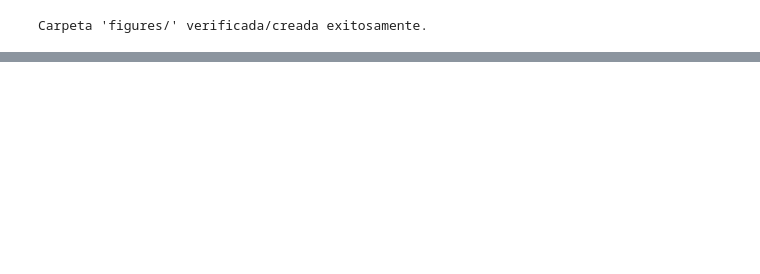
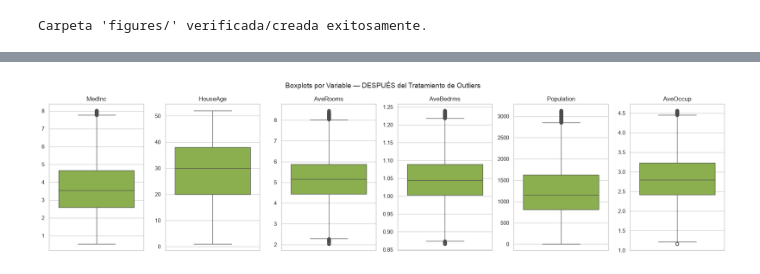
Before and after one commit to pag0dy/ML1_ExamenAplicado_Godoy_Paulina, a Jupyter notebook: codigo_examen_pg.ipynb, the cells around one changed output, grey strips where cells are left out. Cells and saved outputs as stored; diff of their text form; code cells hidden in the pictures; blank space fills up the shorter version.

```diff
--- a/codigo_examen_pg.ipynb
+++ b/codigo_examen_pg.ipynb
@@ -79,0 +154,24 @@ df.head()
+# %%
+# Diagnóstico de outliers por variable (sobre el dataset ORIGINAL, sin cascada)
+print(f"Filas antes de remover outliers: {len(df)}\n")
+
+limites_iqr = {}
+mask = pd.Series(True, index=df.index)
+
+for col in key_variables:
+    Q1 = df[col].quantile(0.25)
+    Q3 = df[col].quantile(0.75)
+    IQR = Q3 - Q1
+    lower_limit = Q1 - 1.5 * IQR
+    upper_limit = Q3 + 1.5 * IQR
+    limites_iqr[col] = (lower_limit, upper_limit)
+
+    n_out = ((df[col] < lower_limit) | (df[col] > upper_limit)).sum()
+    print(f"{col:12s}: {n_out:5d} outliers ({n_out/len(df)*100:5.2f}%) | límites=[{lower_limit:9.2f}, {upper_limit:9.2f}]")
+
+    mask &= df[col].between(lower_limit, upper_limit)
+
+df_clean = df[mask].copy()
+
+print(f"\nFilas después de remover outliers por método IQR: {len(df_clean)}")
+print(f"Observaciones eliminadas: {len(df) - len(df_clean)} ({((len(df) - len(df_clean))/len(df)*100):.2f}%)")
@@ -79,0 +190,5 @@ df.head()
+# %%
+plot_boxplots_por_variable(df_clean, key_variables, 'figures/03_boxplots_despues_outliers.png',
+                            'Boxplots por Variable — DESPUÉS del Tratamiento de Outliers')
+# %% [output]
+[figure, added]
```
Also changed, not shown: parts of 34 cells of this notebook, 8 other files.
